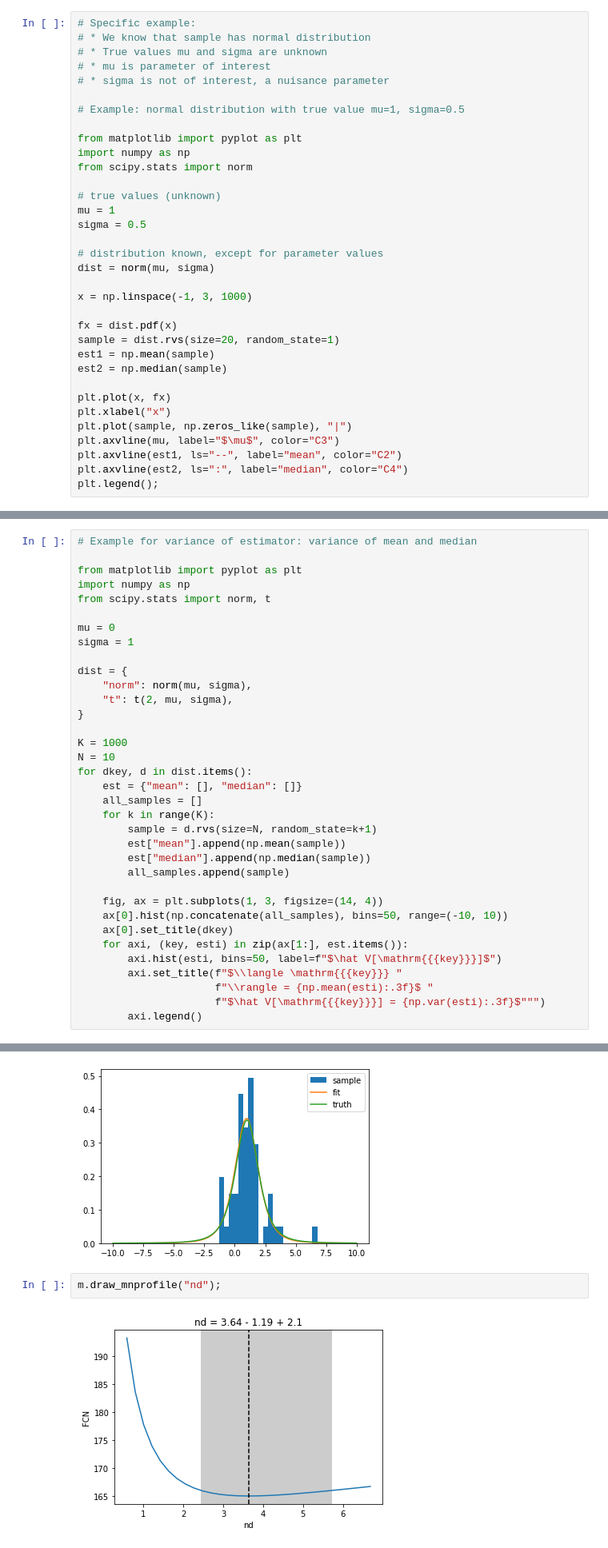
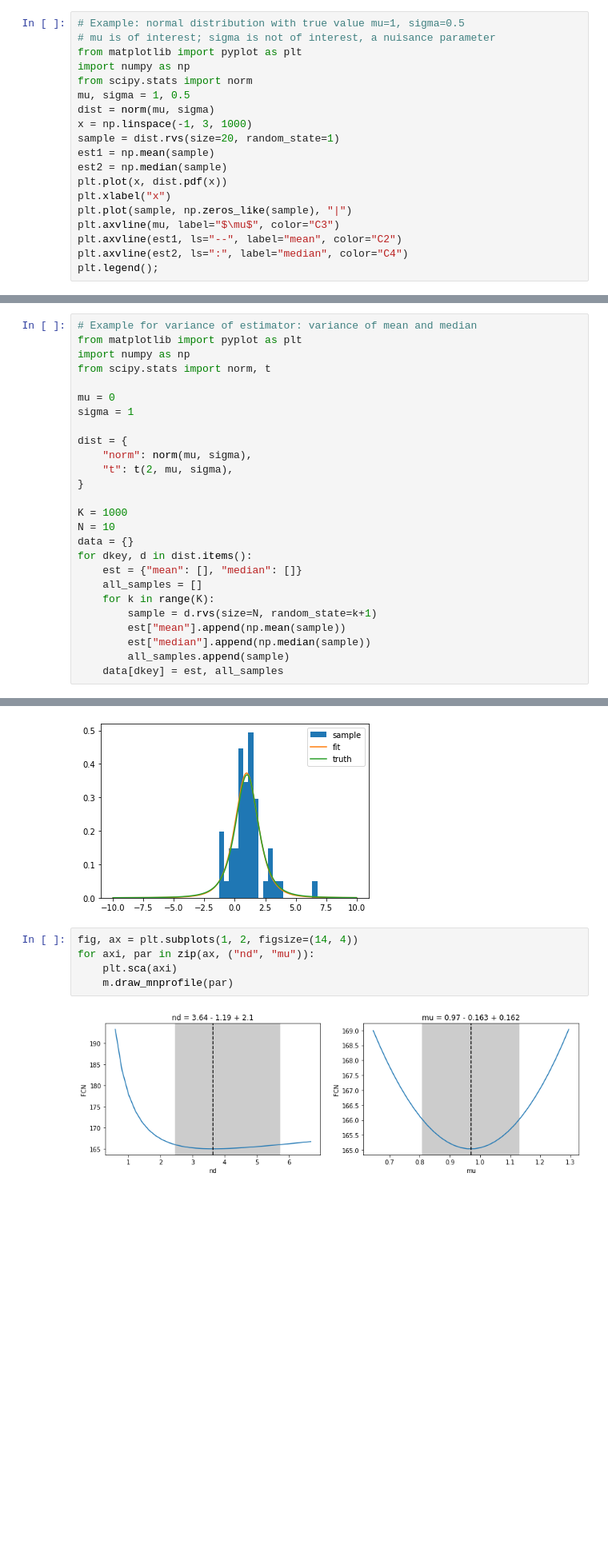
Before and after one commit to HDembinski/HDembinski.github.io, a Jupyter notebook: UncertaintiesLecture.ipynb, the cells around one changed output, grey strips where cells are left out. Shown at 80% size. Saved outputs shown, nothing was run; the diff lists cells and outputs as text; blank space fills up the shorter version.

```diff
--- a/UncertaintiesLecture.ipynb
+++ b/UncertaintiesLecture.ipynb
@@ -109,33 +106,18 @@ for axi in ax:
     * Sample median $h_2[x]$: Sort $x_i$, pick value in the middle
 * Estimator can be a formula in closed form or a recipe (algorithm)
 # %%
-# Specific example:
-# * We know that sample has normal distribution
-# * True values mu and sigma are unknown
-# * mu is parameter of interest
-# * sigma is not of interest, a nuisance parameter
-
 # Example: normal distribution with true value mu=1, sigma=0.5
-
+# mu is of interest; sigma is not of interest, a nuisance parameter
 from matplotlib import pyplot as plt
 import numpy as np
 from scipy.stats import norm
-
-# true values (unknown)
-mu = 1
-sigma = 0.5
-
-# distribution known, except for parameter values
+mu, sigma = 1, 0.5
 dist = norm(mu, sigma)
-
 x = np.linspace(-1, 3, 1000)
-
-fx = dist.pdf(x)
 sample = dist.rvs(size=20, random_state=1)
 est1 = np.mean(sample)
 est2 = np.median(sample)
-
-plt.plot(x, fx)
+plt.plot(x, dist.pdf(x))
 plt.xlabel("x")
 plt.plot(sample, np.zeros_like(sample), "|")
 plt.axvline(mu, label="$\mu$", color="C3")
@@ -211,7 +192,6 @@ for axi in ax:
 * In this case, simple well-known bias correction: $\frac N{N-1}\hat V[x; \hat \mu]$ is unbiased (for derivation see e.g. F. James book (references at end))
 # %%
 # Example for variance of estimator: variance of mean and median
-
 from matplotlib import pyplot as plt
 import numpy as np
 from scipy.stats import norm, t
@@ -226,6 +206,7 @@ dist = {
 
 K = 1000
 N = 10
+data = {}
 for dkey, d in dist.items():
     est = {"mean": [], "median": []}
     all_samples = []
@@ -234,13 +215,4 @@ for dkey, d in dist.items():
         est["mean"].append(np.mean(sample))
         est["median"].append(np.median(sample))
         all_samples.append(sample)
-
-    fig, ax = plt.subplots(1, 3, figsize=(14, 4))
-    ax[0].hist(np.concatenate(all_samples), bins=50, range=(-10, 10))
-    ax[0].set_title(dkey)
-    for axi, (key, esti) in zip(ax[1:], est.items()):
-        axi.hist(esti, bins=50, label=f"$\hat V[\mathrm{{{key}}}]$")
-        axi.set_title(f"$\\langle \mathrm{{{key}}} "
-                      f"\\rangle = {np.mean(esti):.3f}$ "
-                      f"$\hat V[\mathrm{{{key}}}] = {np.var(esti):.3f}$""")
-        axi.legend()
+    data[dkey] = est, all_samples
@@ -584,6 +552,9 @@ plt.legend();
 # %% [output]
 [figure]
 # %%
-m.draw_mnprofile("nd");
+fig, ax = plt.subplots(1, 2, figsize=(14, 4))
+for axi, par in zip(ax, ("nd", "mu")):
+    plt.sca(axi)
+    m.draw_mnprofile(par)
 # %% [output]
-[figure, old version]
+[figure, new version]
```
Also changed, not shown: parts of 58 cells of this notebook.
